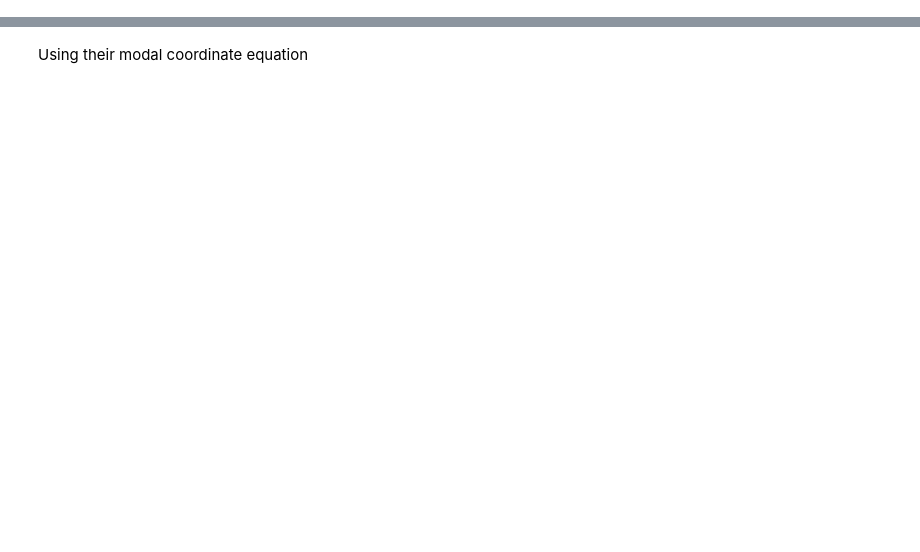
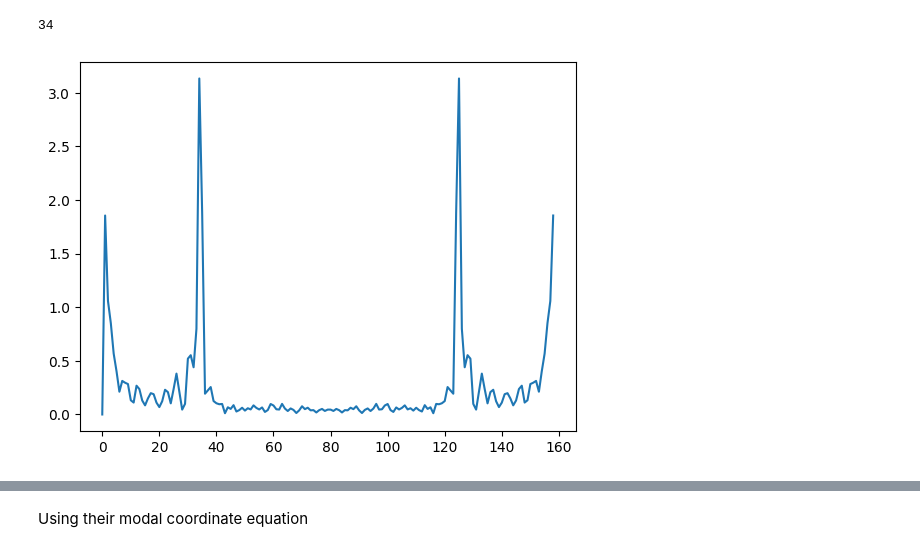
Before and after one commit to akshatsanghvi211103/DIP_Project, a Jupyter notebook: modal.ipynb, the cells around one changed output, grey strips where cells are left out. Cells and saved outputs as stored; diff of their text form; code cells hidden in the pictures; blank space fills up the shorter version.

```diff
--- a/modal.ipynb
+++ b/modal.ipynb
@@ -129,0 +143,7 @@ print()
+# %%
+plt.plot(np.abs(fft_result))
+print(np.argmax(np.abs(fft_result)))
+plt.show()
+# %% [output]
+34
+[figure, added]
```
Also changed, not shown: parts of 16 cells of this notebook.
